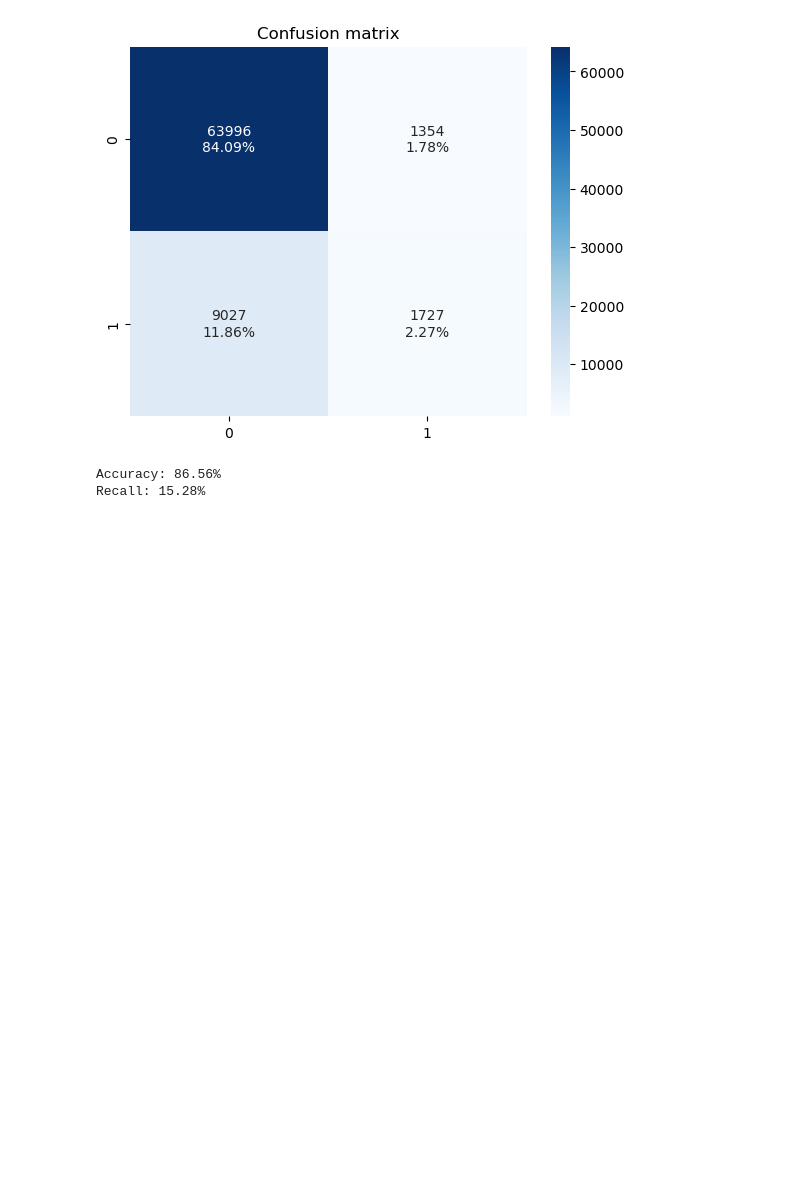
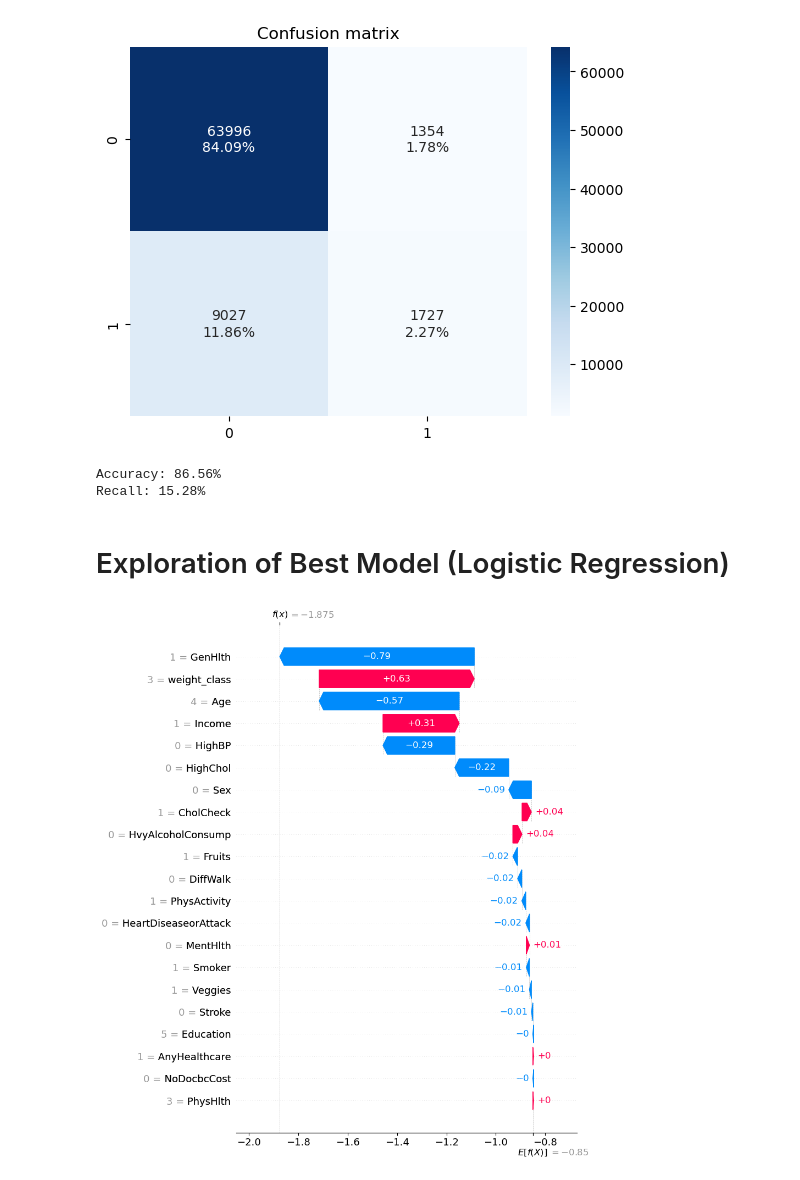
Before and after one commit to dylboth/Personal_Projects, a Jupyter notebook: Nutrition.ipynb, the cells around one changed output. Saved outputs shown, nothing was run; the diff lists cells and outputs as text; code cells hidden in the pictures; blank space fills up the shorter version.

```diff
--- a/Nutrition.ipynb
+++ b/Nutrition.ipynb
@@ -386,3 +417,13 @@ print(f'Accuracy: {optimal_xgb_accuracy}\nRecall: {optimal_xgb_recall}')
 [figure]
 Accuracy: 86.56%
 Recall: 15.28%
+# %% [markdown]
+# Exploration of Best Model (Logistic Regression)
+# %%
+explainer = shap.explainers.Linear(log_model, X_test)
+shap_values = explainer(X_test)
+
+# visualize the first prediction's explanation
+shap.plots.waterfall(shap_values[0], max_display=30)
+# %% [output]
+[figure, added]
```
Also changed, not shown: parts of 8 cells of this notebook.
